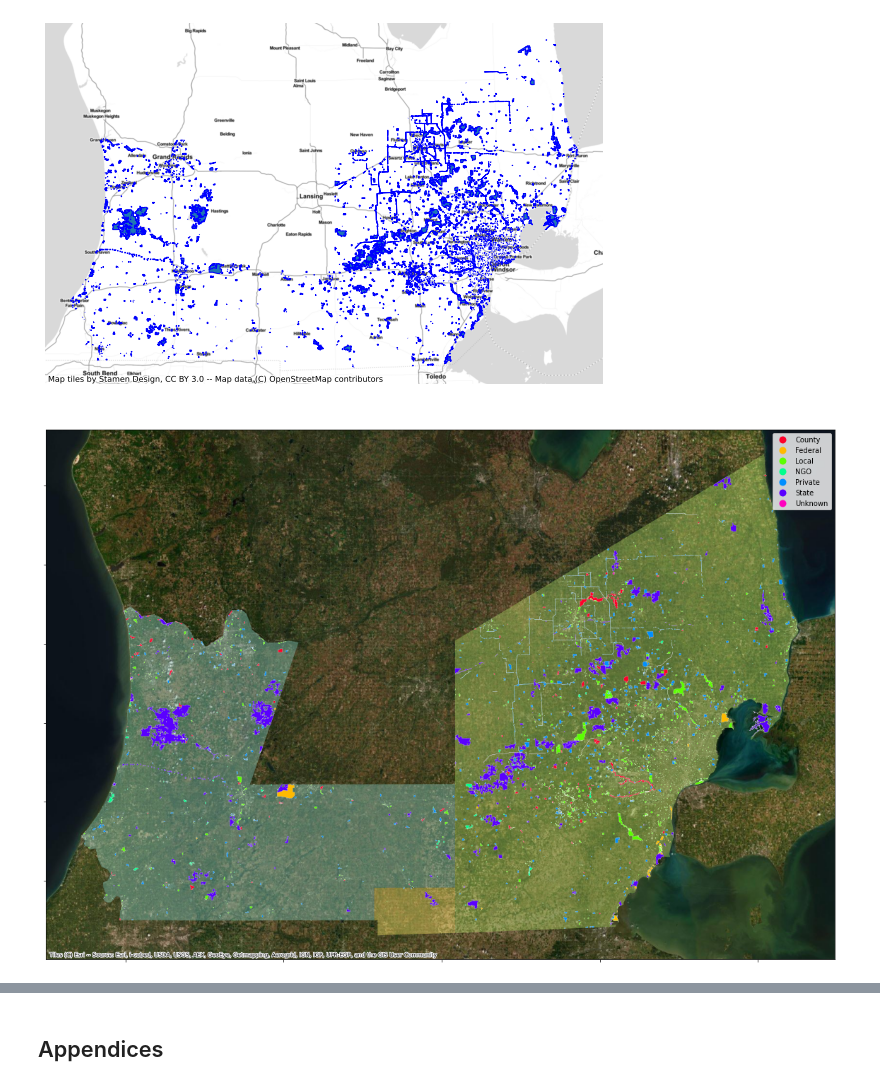
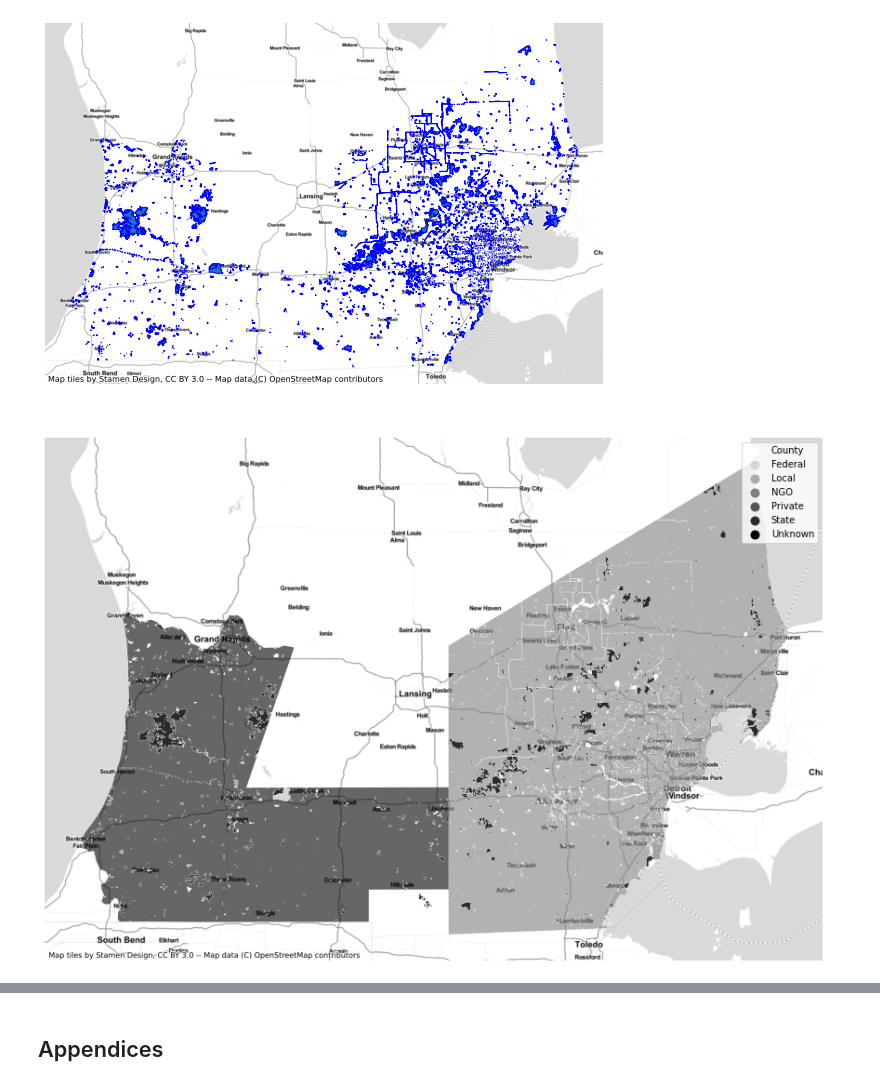
Before and after one commit to Location-Artistry/ColabNotebooks, a Jupyter notebook: Public_Lands_in_NHBP_Ceded_Territories.ipynb, the cells around one changed output, grey strips where cells are left out. Cells and saved outputs as stored; diff of their text form; code cells hidden in the pictures.

```diff
--- a/Public_Lands_in_NHBP_Ceded_Territories.ipynb
+++ b/Public_Lands_in_NHBP_Ceded_Territories.ipynb
@@ -234,19 +279,19 @@ ax.set_axis_off()
 [figure]
 # %%
 # Better way to map multiple layers
-fig, ax = plt.subplots(figsize=(20,15))
+fig, ax = plt.subplots(figsize=(15,15))
 # Needs to be set for pyplot
 ax.set_aspect('equal')
 ax.set_xticklabels([])
 ax.set_yticklabels([])
-gdf2.plot(ax=ax, column='NAME', alpha=.4, cmap='Set3', linewidth=2)
+gdf2.plot(ax=ax, column='NAME', alpha=.6, cmap='gray', linewidth=2)
 #gdf2.boundary.plot(ax=ax, edgecolor='black', linewidth=2, alpha=0.8)
-gdf.plot(ax=ax, column='CARL_OWN', legend=True, cmap='gist_rainbow', edgecolor='white', linewidth=.2)
-plt.title("Public Lands in NHBP Ceded Territories", fontsize=26, color='white')
-#ax.set_axis_off()
-ctx.add_basemap(ax, source=ctx.providers.Esri.WorldImagery)
+gdf.plot(ax=ax, column='CARL_OWN', legend=True, cmap='binary', edgecolor='white', linewidth=.3)
+plt.title("Public Lands in Ceded Territories", fontsize=26, color='white')
+ax.set_axis_off()
+ctx.add_basemap(ax, source=ctx.providers.Stamen.TonerLite)
 # %% [output]
-[figure, old version]
+[figure, new version]
 # %%
 # Export Clipped Public Lands as Excel, remove unneccesary geometry column
 gdfExport = gdf.drop(['geometry'], axis='columns')
```
Also changed, not shown: parts of 29 cells of this notebook.
